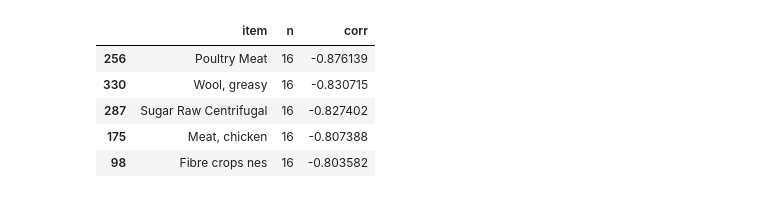
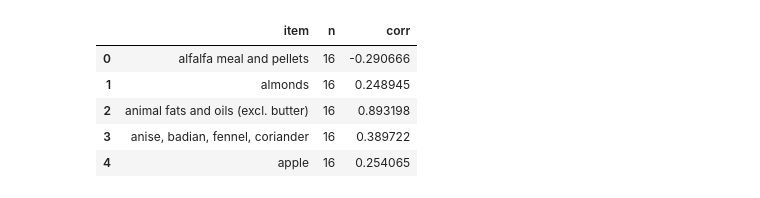
Before and after one commit to lschanne/w209_final, a Jupyter notebook: brazil_exports.ipynb, the cells around one changed output. Cells and saved outputs as stored; diff of their text form; code cells hidden in the pictures.

```diff
--- a/brazil_exports.ipynb
+++ b/brazil_exports.ipynb
@@ -14,13 +14,13 @@ Saving brazil_corr_data.csv to brazil_corr_data.csv
 # %%
 df = pd.read_csv(
-  "/content/brazil_corr_data.csv",
+  "/content/brazil_corr_data (3).csv",
   index_col=0,
 )
 df.head()
 # %% [output]
 |  | item | n | corr |
-| 256 | Poultry Meat | 16 | -0.876139 |
-| 330 | Wool, greasy | 16 | -0.830715 |
-| 287 | Sugar Raw Centrifugal | 16 | -0.827402 |
-| 175 | Meat, chicken | 16 | -0.807388 |
-| 98 | Fibre crops nes | 16 | -0.803582 |
+| 0 | alfalfa meal and pellets | 16 | -0.290666 |
+| 1 | almonds | 16 | 0.248945 |
+| 2 | animal fats and oils (excl. butter) | 16 | 0.893198 |
+| 3 | anise, badian, fennel, coriander | 16 | 0.389722 |
+| 4 | apple | 16 | 0.254065 |
```
Also changed, not shown: parts of 3 cells of this notebook.
